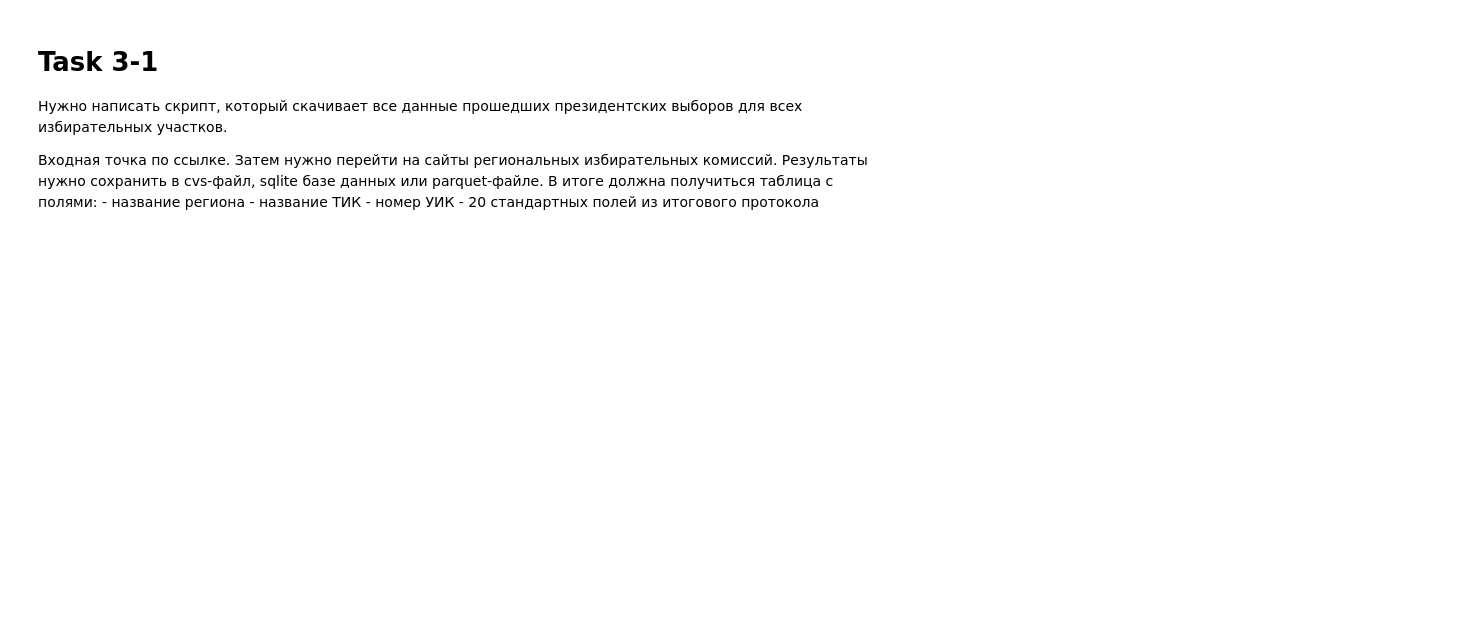
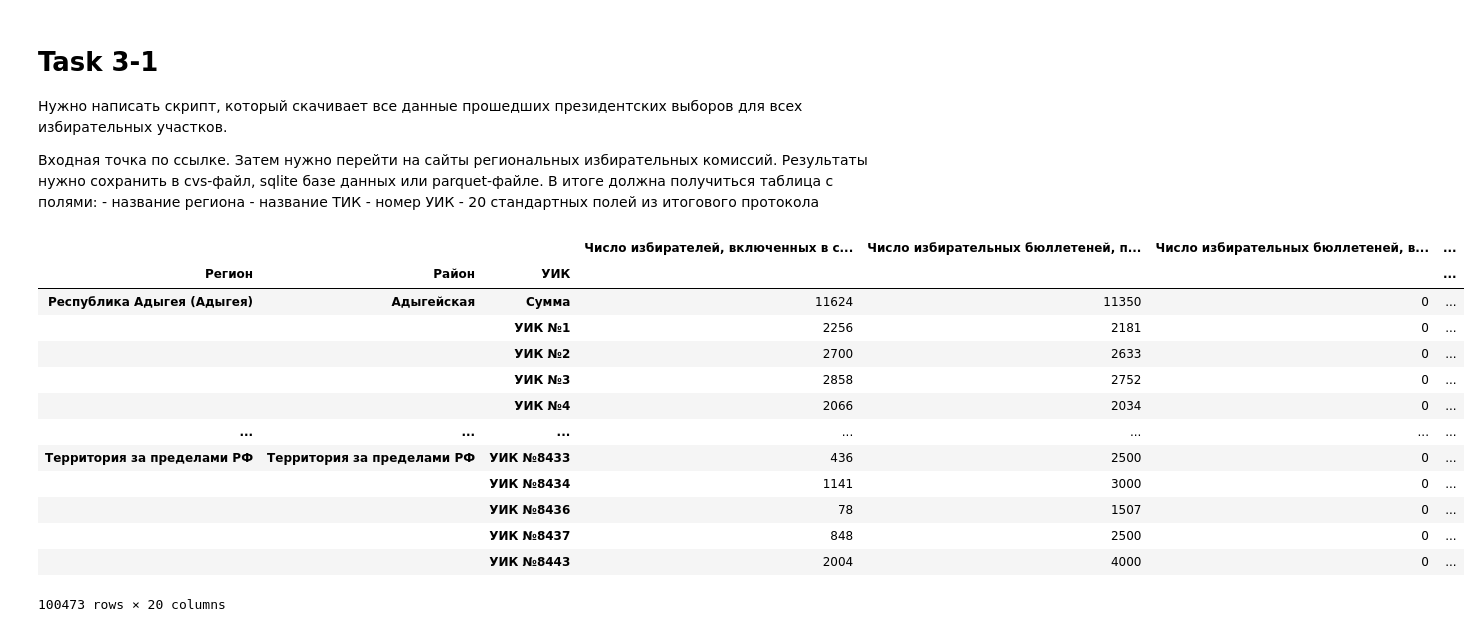
Before and after one commit to levkovalenko/big_data_tasks, a Jupyter notebook: task3/Parsing.ipynb, the cells around one changed output. Cells and saved outputs as stored; diff of their text form; code cells hidden in the pictures; blank space fills up the shorter version.

```diff
--- a/task3/Parsing.ipynb
+++ b/task3/Parsing.ipynb
@@ -33,7 +33,7 @@ def link_iterate(links: List[Dict], acc: List[Dict] = []) -> List[Dict]:
 all_links = link_iterate(areas_links)
 # %%
 def get_multindex_columns(*columns: List[str]):
-    return pd.MultiIndex.from_product(columns, names=['Регион','Район','УИК'])
+    return pd.MultiIndex.from_product(columns, names=['reg','area','uik'])
 
 
 def get_table(link: Dict, name: str) -> pd.DataFrame:
@@ -54,3 +54,20 @@ res = [get_area_table(link) for link in tqdm.tqdm(all_links[:-2])]
 # %%
 *_, bad_link1, bad_link2 = all_links
 df = pd.concat(res+[get_table(bad_link1, bad_link1['text']), get_table(bad_link2, bad_link2['text'])])
+# %%
+df
+# %% [output]
+|  |  |  | Число избирателей, включенных в с... | Число избирательных бюллетеней, п... | Число избирательных бюллетеней, в... | ... |
+| Регион | Район | УИК |  |  |  | ... |
+| Республика Адыгея (Адыгея) | Адыгейская | Сумма | 11624 | 11350 | 0 | ... |
+|  |  | УИК №1 | 2256 | 2181 | 0 | ... |
+|  |  | УИК №2 | 2700 | 2633 | 0 | ... |
+|  |  | УИК №3 | 2858 | 2752 | 0 | ... |
+|  |  | УИК №4 | 2066 | 2034 | 0 | ... |
+| ... | ... | ... | ... | ... | ... | ... |
+| Территория за пределами РФ | Территория за пределами РФ | УИК №8433 | 436 | 2500 | 0 | ... |
+|  |  | УИК №8434 | 1141 | 3000 | 0 | ... |
+|  |  | УИК №8436 | 78 | 1507 | 0 | ... |
+|  |  | УИК №8437 | 848 | 2500 | 0 | ... |
+|  |  | УИК №8443 | 2004 | 4000 | 0 | ... |
+100473 rows × 20 columns
```
Also changed, not shown: parts of 2 cells of this notebook, 1 other file.
